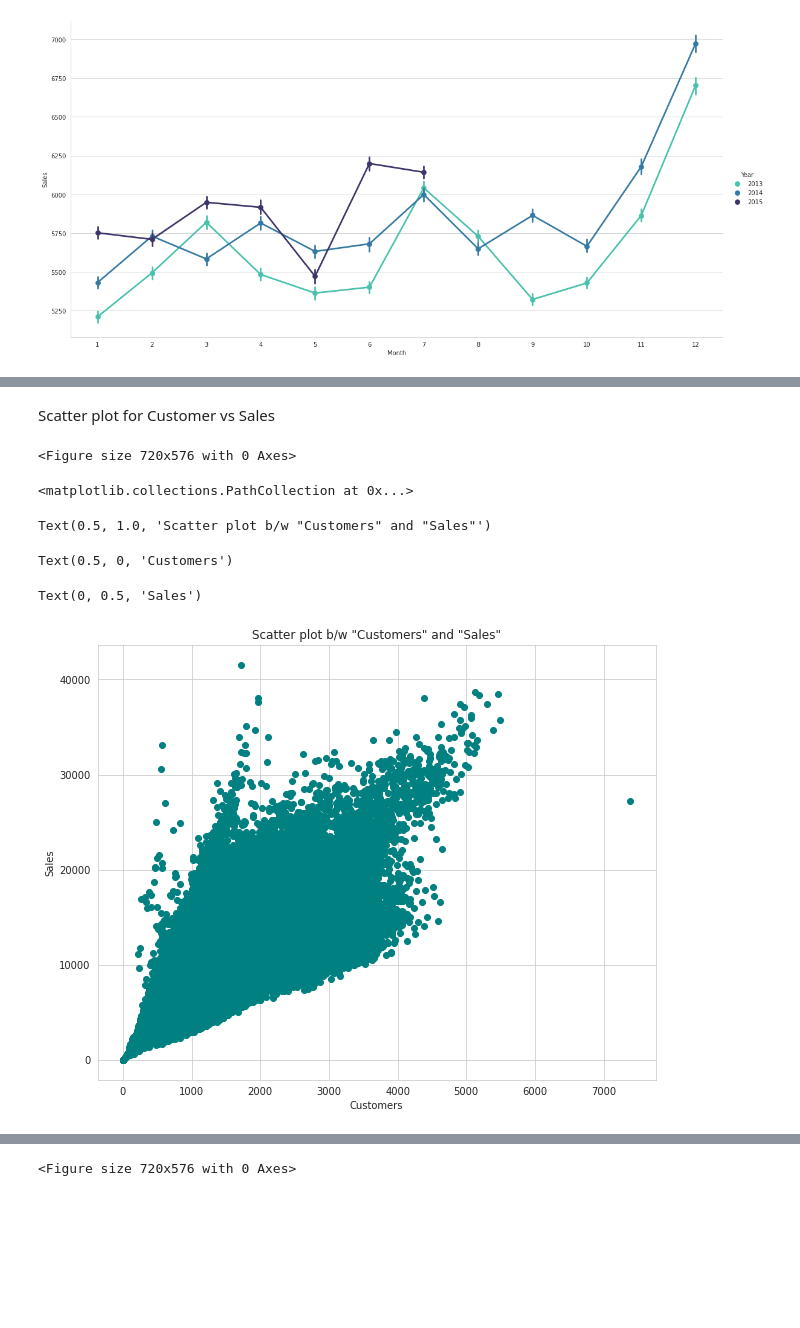
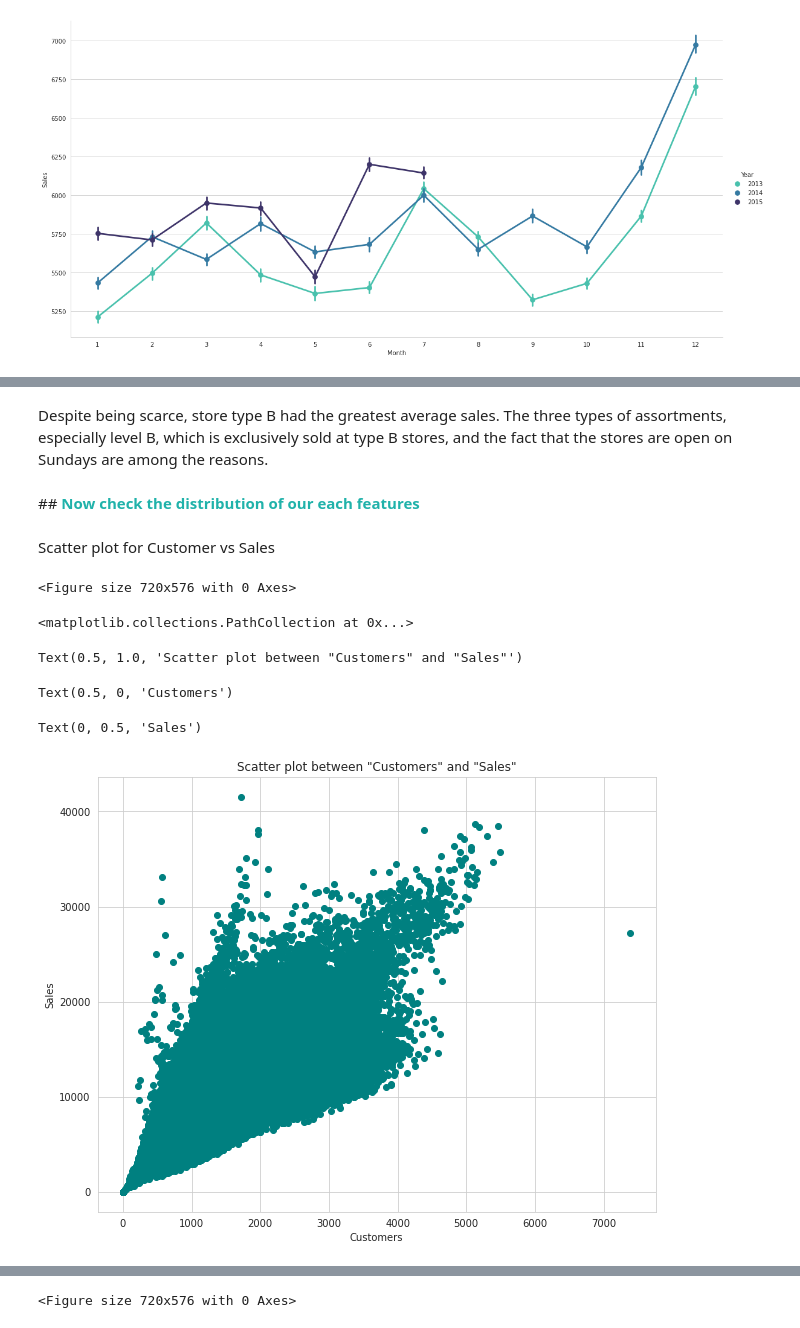
Before and after one commit to piyush02nir/Retail-Sales-Prediction, a Jupyter notebook: Retail_Sales_Prediction.ipynb, the cells around one changed output, grey strips where cells are left out. Cells and saved outputs as stored; diff of their text form; code cells hidden in the pictures; blank space fills up the shorter version.

```diff
--- a/Retail_Sales_Prediction.ipynb
+++ b/Retail_Sales_Prediction.ipynb
@@ -895,3 +1001,7 @@ Text(3.283333333333333, 8294.0, '\n8294.0')
+# %% [markdown]
+Despite being scarce, store type B had the greatest average sales. The three types of assortments, especially level B, which is exclusively sold at type B stores, and the fact that the stores are open on Sundays are among the reasons.
+# %% [markdown]
+##<font color = "#20B2AA"> **Now check the distribution of our each features**
 # %% [markdown]
 Scatter plot for Customer vs Sales
 # %%
@@ -899,17 +1009,17 @@ numeric_features = list(df_rms.describe().columns)
 # %%
-#scatterplot of Customers and Sales
-plt.figure(figsize = (10,8))
-x = df_rms['Customers']
-y = df_rms['Sales']
-plt.scatter(x,y, color = "Teal")
-plt.title('Scatter plot b/w "Customers" and "Sales"')
+#comparison between Customers and Sales
+plt.figure(figsize = (10,8)) # set fig size
+#make a scatter plot of customers vs sales
+plt.scatter(x = df_rms['Customers'] ,y = df_rms['Sales'], color = "Teal")
+plt.title('Scatter plot between "Customers" and "Sales"') #set title
+#set x and y label
 plt.xlabel('Customers')
 plt.ylabel('Sales')
 # %% [output]
 <Figure size 720x576 with 0 Axes>
 <matplotlib.collections.PathCollection at 0x...>
-Text(0.5, 1.0, 'Scatter plot b/w "Customers" and "Sales"')
+Text(0.5, 1.0, 'Scatter plot between "Customers" and "Sales"')
 Text(0.5, 0, 'Customers')
 Text(0, 0.5, 'Sales')
-[figure, old version]
+[figure, new version]
 # %% [markdown]
```
Also changed, not shown: parts of 223 cells of this notebook.
